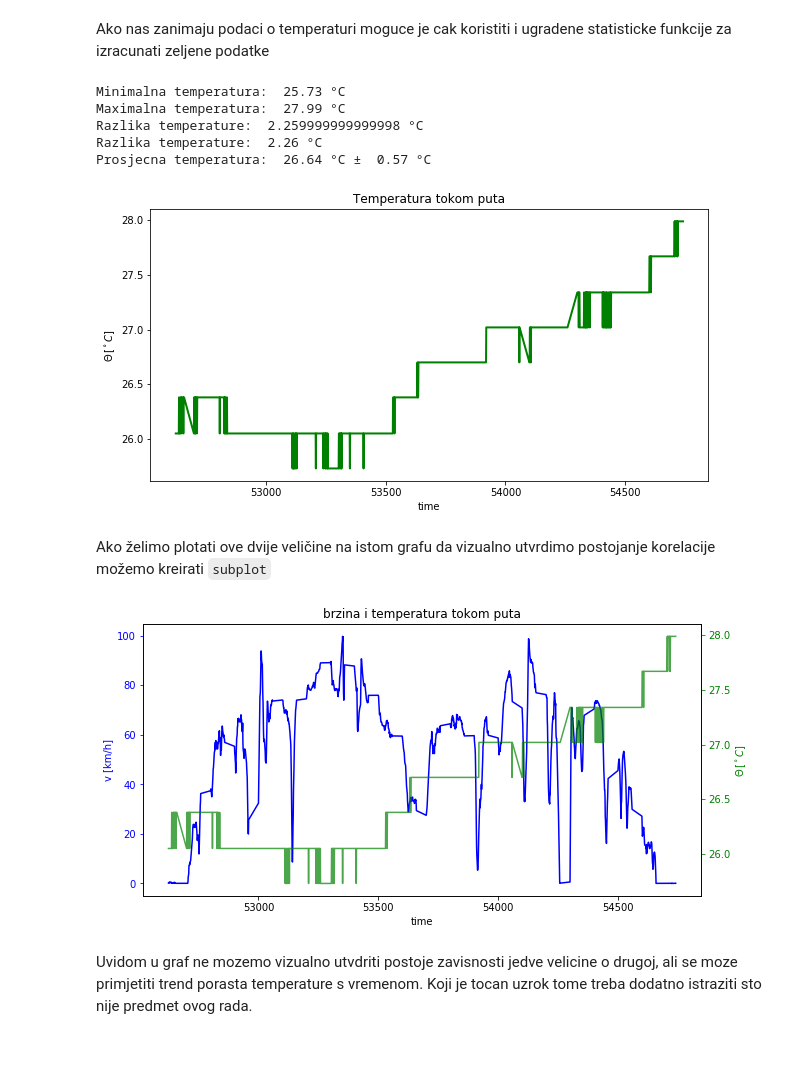
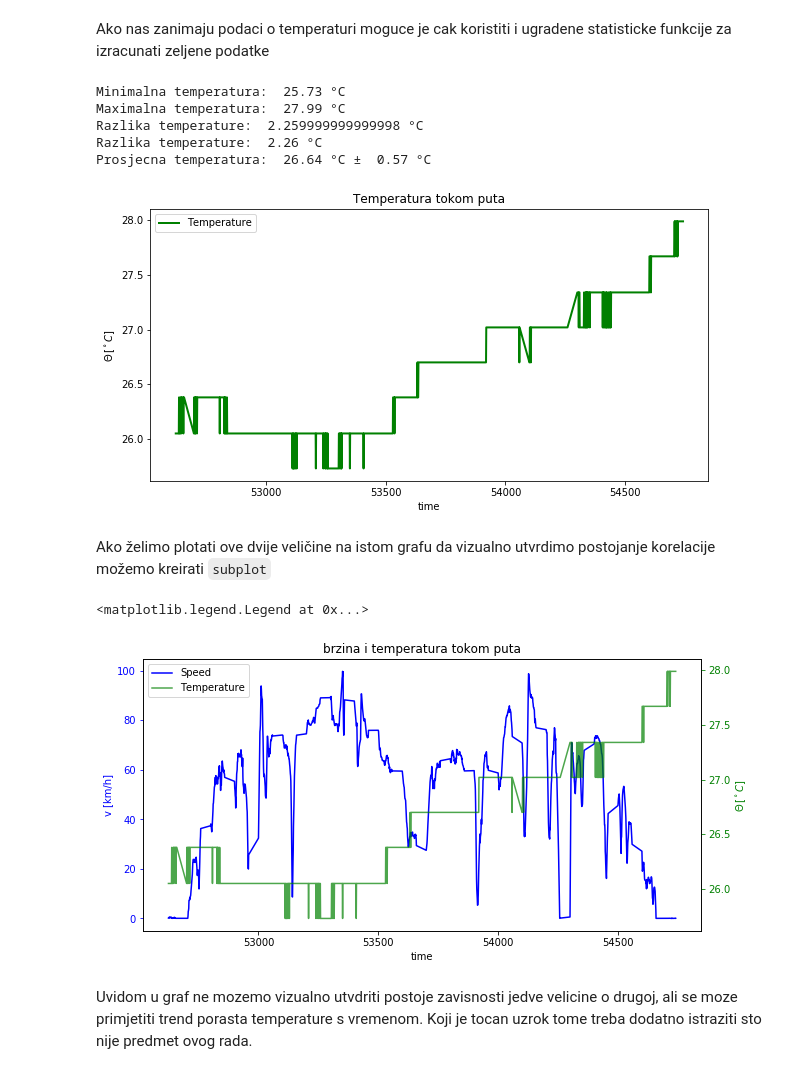
Before and after one commit to KristijanCetina/BachelorThesis, a Jupyter notebook: dataAnalysis/AnalizaKretanjaVozila.ipynb, the cells around one changed output. Saved outputs shown, nothing was run; the diff lists cells and outputs as text; code cells hidden in the pictures.

Commit message:
added legends to graphs

```diff
--- a/dataAnalysis/AnalizaKretanjaVozila.ipynb
+++ b/dataAnalysis/AnalizaKretanjaVozila.ipynb
@@ -55,43 +56,48 @@ Ako nas zanimaju podaci o temperaturi moguce je cak koristiti i ugradene statist
 # %%
 # prikazi graf inline
 %matplotlib inline
 plt.rcParams["figure.figsize"] = (10,5)
 plt.plot(data['Time'],data['Temperature'], 'g', linewidth=2)
 
+plt.legend(loc='upper left')
 plt.xlabel ('time')
 plt.ylabel ('$\Theta \, [^\circ C]$')
 plt.title('Temperatura tokom puta')
 
 print ('Minimalna temperatura: ',np.min(data['Temperature']), '°C')
 print ('Maximalna temperatura: ',np.max(data['Temperature']), '°C')
 print ('Razlika temperature: ',np.max(data['Temperature']) - np.min(data['Temperature']), '°C')
 print ('Razlika temperature: ','{:.2f}'.format(np.ptp(data['Temperature'])), '°C')
 print ('Prosjecna temperatura: ', '{:.2f}'.format(np.mean(data['Temperature'])), '°C ± ',
        '{:.2f}'.format(np.std(data['Temperature'])), '°C')
 # %% [output]
 Minimalna temperatura:  25.73 °C
 Maximalna temperatura:  27.99 °C
 Razlika temperature:  2.259999999999998 °C
 Razlika temperature:  2.26 °C
 Prosjecna temperatura:  26.64 °C ±  0.57 °C
-[figure, old version]
+[figure, new version]
 # %% [markdown]
 Ako želimo plotati ove dvije veličine na istom grafu da vizualno utvrdimo postojanje korelacije možemo kreirati `subplot`
 # %%
 fig, ax1 = plt.subplots()
 plt.title('brzina i temperatura tokom puta')
 
-ax1.plot(data['Time'],data['Speed']*1.852, 'b-')
+
+l1,=ax1.plot(data['Time'],data['Speed']*1.852, 'b-', label='Speed')
 ax1.set_xlabel('time')
 ax1.set_ylabel('v [km/h]', color='b')
 ax1.tick_params('y', colors='b')
 
 ax2 = ax1.twinx()
-ax2.plot(data['Time'],data['Temperature'], 'g', alpha=0.7)
+l2,=ax2.plot(data['Time'],data['Temperature'], 'g', alpha=0.7, label='Temperature')
 ax2.set_ylabel('$\Theta \, [^\circ C]$', color='g')
 ax2.tick_params('y', colors='g')
+
+plt.legend([l1, l2],["Speed", "Temperature"])
 # %% [output]
+<matplotlib.legend.Legend at 0x...>
-[figure, old version]
+[figure, new version]
 # %% [markdown]
 Uvidom u graf ne mozemo vizualno utvdriti postoje zavisnosti jedve velicine o drugoj, ali se moze primjetiti trend porasta temperature s vremenom.
 Koji je tocan uzrok tome treba dodatno istraziti sto nije predmet ovog rada.
```
Also changed, not shown: parts of 1 cell of this notebook, 1 other file.
